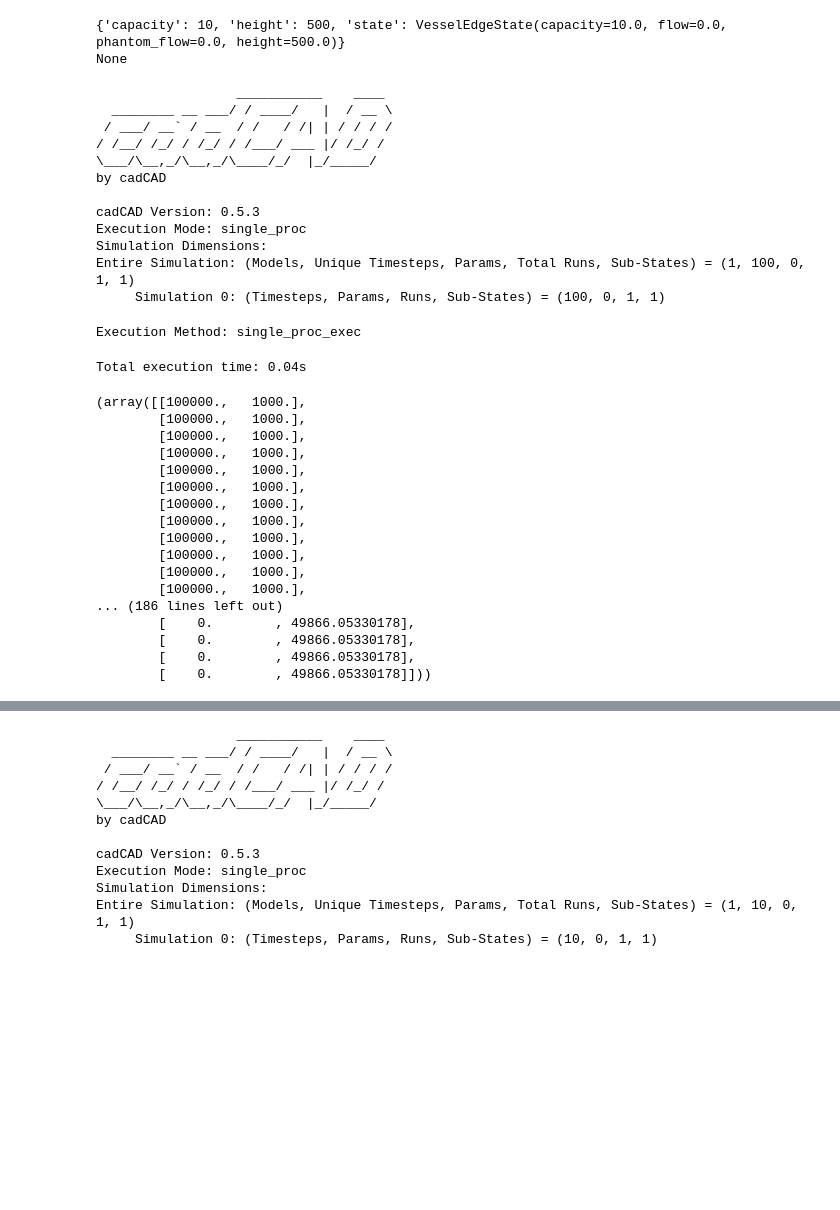
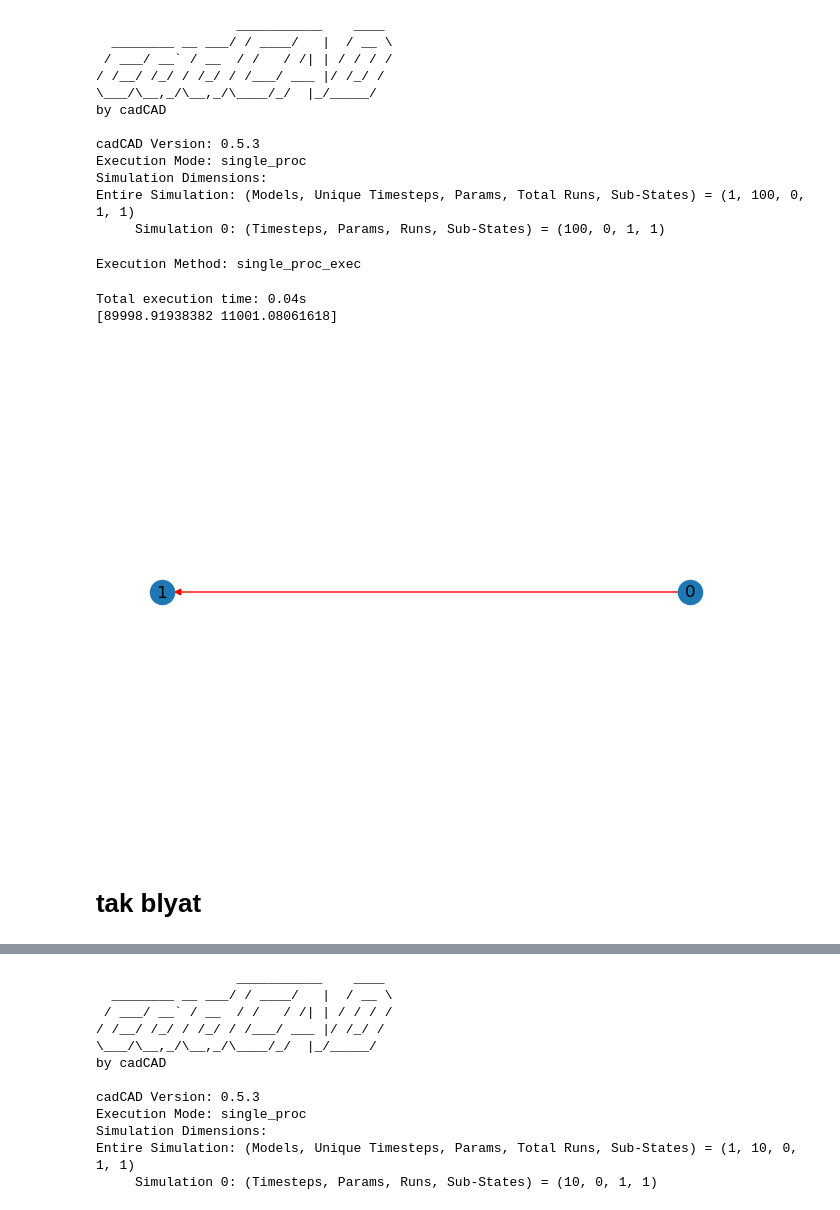
Before and after one commit to clique-cb/simple-eigentrust, a Jupyter notebook: python/notebook/cadcad_sim.ipynb, the cells around one changed output, grey strips where cells are left out. Drawn from its saved outputs; the diff is of its cells as text; code cells hidden in the pictures; blank space fills up the shorter version.

```diff
--- a/python/notebook/cadcad_sim.ipynb
+++ b/python/notebook/cadcad_sim.ipynb
@@ -52,23 +68,43 @@ def plot_balances_and_credit_limits(balances, limits):
+# %%
+def simulate_and_animate(G, init_balances, n_steps=100, **kwargs):
+    gca = VesselsGCA(G, balance_distribution=init_balances, **kwargs)
+    records = gca.run_simulation(n_steps)
+
+    phantom_balances = graph_sequence_node_attrs([d['graph'] for d in records[0]], 'phantom_balance')['phantom_balance']
+    print(phantom_balances[-1, :])
+    return phantom_balances, animated_bar_plot(phantom_balances)
+
+
+def simulate_vessels(G, init_balances, n_steps=100, **kwargs):
+    gca = VesselsGCA(G, balance_distribution=init_balances, **kwargs)
+    records = gca.run_simulation(n_steps)
+
+    phantom_excesses = graph_sequence_node_attrs([d['graph'] for d in records[0]], 'phantom_balance')['phantom_balance']
+    print(phantom_excesses[-1, :])
+    return phantom_excesses, records
+
+
+def simulate_single_user_debt(G, init_balances, n_steps=100, n_user=0, **kwargs):
+    gca = VesselsGCASingle(G, balance_distribution=init_balances, debting_node=n_user, **kwargs)
+    records = gca.run_simulation(n_steps)
+
+    balances = graph_sequence_node_attrs([d['graph'] for d in records[0]], 'balance')['balance']
+    print(balances[-1, :])
+    return balances, records
 # %%
 mini_graph = nx.DiGraph()
 
 mini_graph.add_node(0)
 mini_graph.add_node(1)
 
-mini_graph.add_edge(0, 1, capacity=10, height=500)
+mini_graph.add_edge(0, 1, capacity=5, height=90000)
 
 init_balances = {0: 100000, 1: 1000}
 
-gca = VesselsGCA(mini_graph, balance_distribution=init_balances)
+#simulate_and_animate(mini_graph, init_balances, fractional_banking_coeff=0.1)
 
-print(mini_graph.in_edges[0, 1])
-print(mini_graph.out_edges.get((1, 0)))
-
-records = gca.run_simulation(100)
+hmm, records = simulate_single_user_debt(mini_graph, init_balances, n_user=1)
 # %% [output]
-{'capacity': 10, 'height': 500, 'state': VesselEdgeState(capacity=10.0, flow=0.0, phantom_flow=0.0, height=500.0)}
-None
-
                   ___________    ____
   ________ __ ___/ / ____/   |  / __ \
  / ___/ __` / __  / /   / /| | / / / /
@@ -83,23 +119,12 @@ Entire Simulation: (Models, Unique Timesteps, Params, Total Runs, Sub-States) =
      Simulation 0: (Timesteps, Params, Runs, Sub-States) = (100, 0, 1, 1)
 Execution Method: single_proc_exec
 Total execution time: 0.04s
+[89998.91938382 11001.08061618]
-# %%
-phantom_balances = graph_node_attrs(
-# %% [output]
-(array([[100000.,   1000.],
-        [100000.,   1000.],
-        [100000.,   1000.],
-        [100000.,   1000.],
-        [100000.,   1000.],
-        [100000.,   1000.],
-        [100000.,   1000.],
-        [100000.,   1000.],
-        [100000.,   1000.],
-        [100000.,   1000.],
-        [100000.,   1000.],
-        [100000.,   1000.],
-... (186 lines left out)
-        [    0.        , 49866.05330178],
-        [    0.        , 49866.05330178],
-        [    0.        , 49866.05330178],
-        [    0.        , 49866.05330178]]))
+# %%
+def draw_with_edge_colors(G):
+    ccs = [('r' if d["state"].is_open else 'k') for u, v, d in G.edges(data=True)]
+    nx.draw_kamada_kawai(G, edge_color=ccs, with_labels=True)
+# %%
+draw_with_edge_colors(records[0][1]['graph'])
+# %% [output]
+[figure, added]
@@ -105,0 +187,2 @@ phantom_balances = graph_node_attrs(
+# %% [markdown]
+# tak blyat
```
Also changed, not shown: parts of 37 cells of this notebook, 1 other file.
